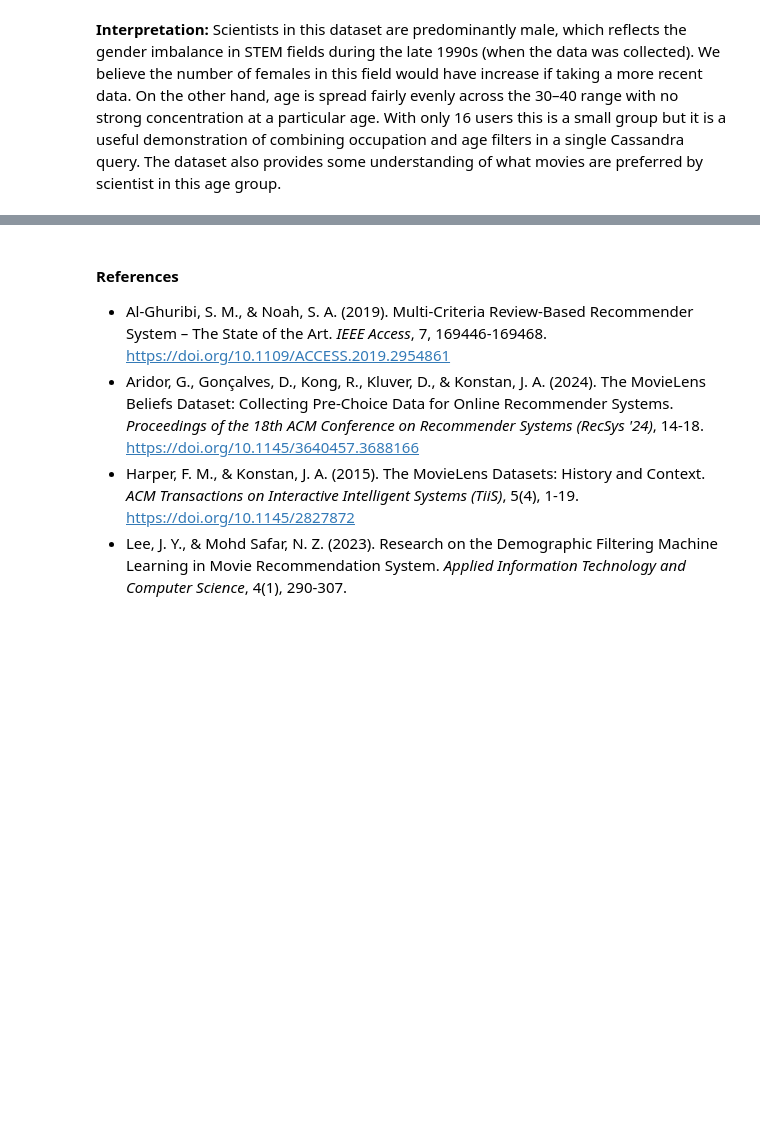
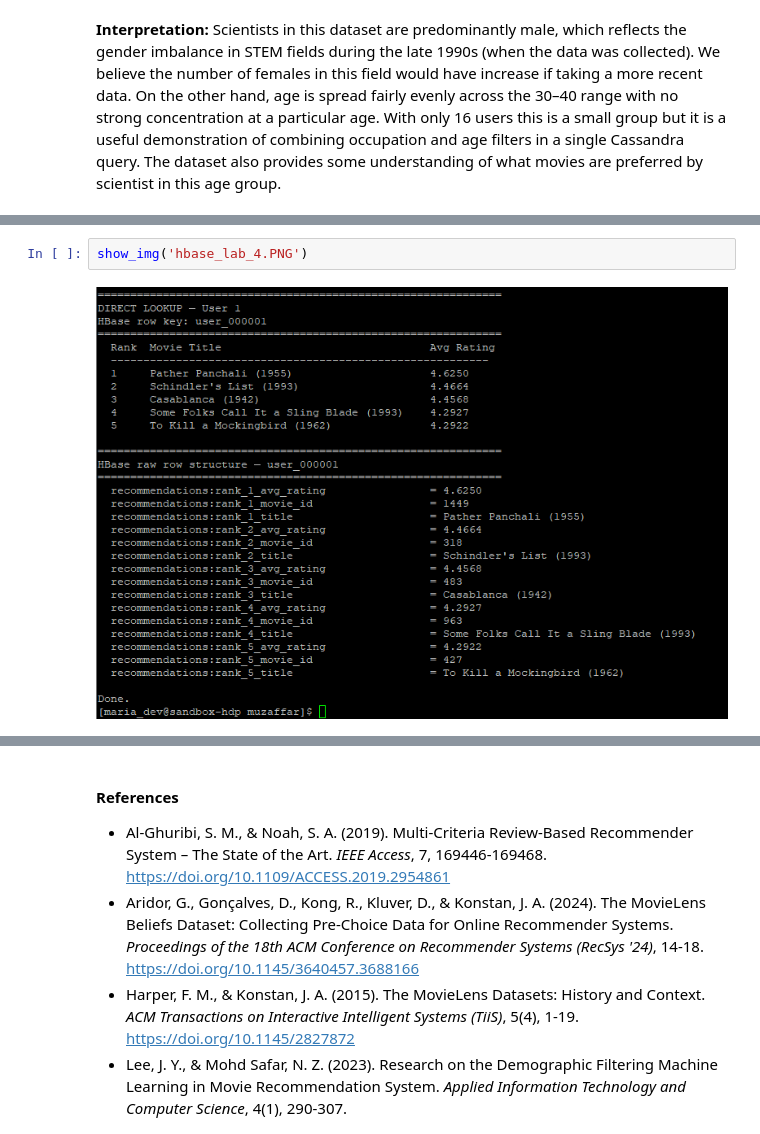
Before and after one commit to muzaffarizamuddin/P166246_Assg2_STQD6324, a Jupyter notebook: main.ipynb, the cells around one changed output, grey strips where cells are left out. Drawn from its saved outputs; the diff is of its cells as text; blank space fills up the shorter version.

```diff
--- a/main.ipynb
+++ b/main.ipynb
@@ -652,0 +665,4 @@ of combining occupation and age filters in a single Cassandra query. The dataset
+# %%
+show_img('hbase_lab_4.PNG')
+# %% [output]
+[figure, added]
```
Also changed, not shown: parts of 13 cells of this notebook, 10 other files.
